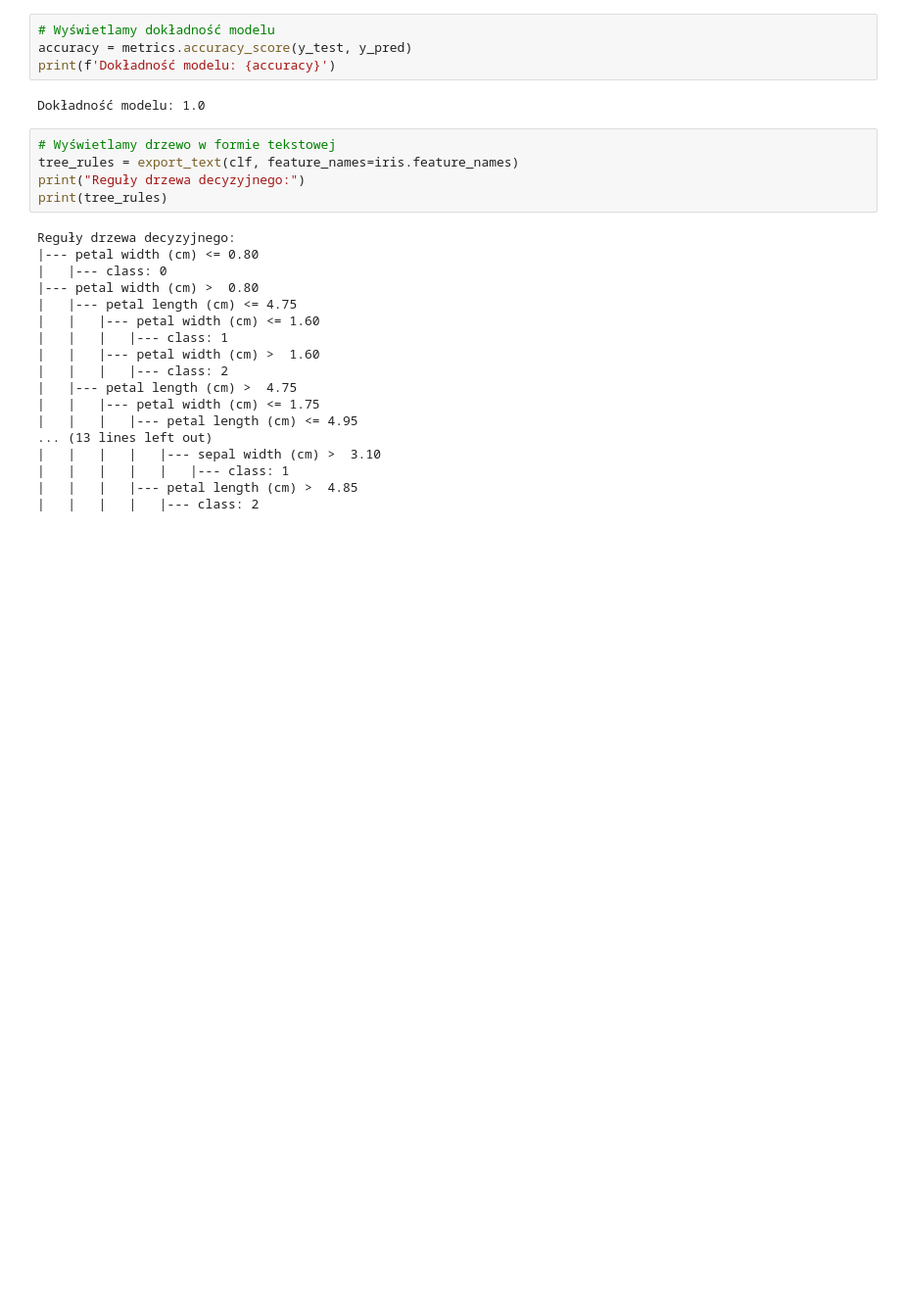
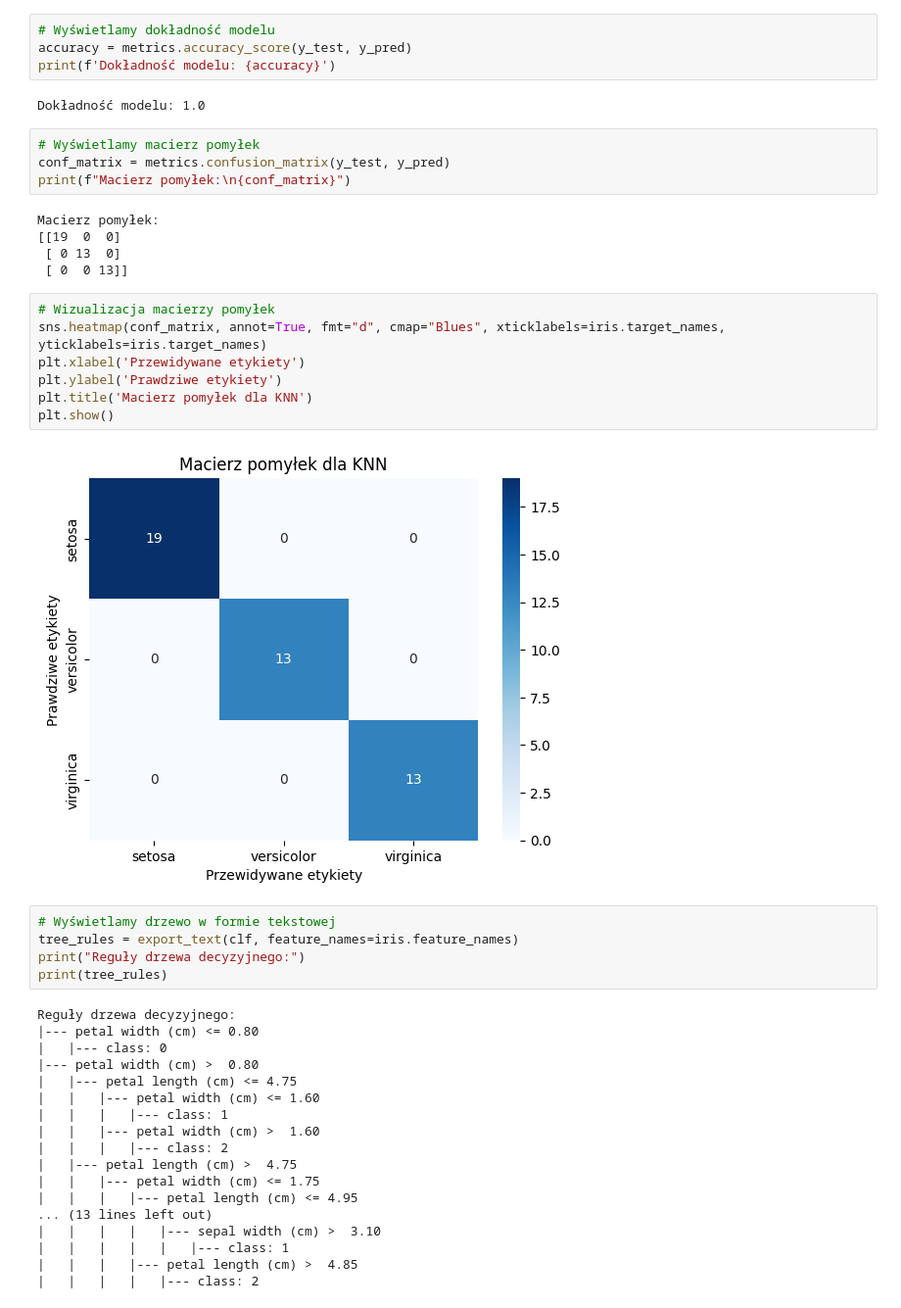
Before and after one commit to RafalDoroz/mun, a Jupyter notebook: decisiontree.ipynb, the cells around one changed output. Shown: that part at 98% size. Drawn from its saved outputs; the diff is of its cells as text; blank space fills up the shorter version.

```diff
--- a/decisiontree.ipynb
+++ b/decisiontree.ipynb
@@ -64,6 +64,24 @@ accuracy = metrics.accuracy_score(y_test, y_pred)
 print(f'Dokładność modelu: {accuracy}')
 # %% [output]
 Dokładność modelu: 1.0
+# %%
+# Wyświetlamy macierz pomyłek
+conf_matrix = metrics.confusion_matrix(y_test, y_pred)
+print(f"Macierz pomyłek:\n{conf_matrix}")
+# %% [output]
+Macierz pomyłek:
+[[19  0  0]
+ [ 0 13  0]
+ [ 0  0 13]]
+# %%
+# Wizualizacja macierzy pomyłek
+sns.heatmap(conf_matrix, annot=True, fmt="d", cmap="Blues", xticklabels=iris.target_names, yticklabels=iris.target_names)
+plt.xlabel('Przewidywane etykiety')
+plt.ylabel('Prawdziwe etykiety')
+plt.title('Macierz pomyłek dla KNN')
+plt.show()
+# %% [output]
+[figure, added]
 # %%
 # Wyświetlamy drzewo w formie tekstowej
 tree_rules = export_text(clf, feature_names=iris.feature_names)
```
